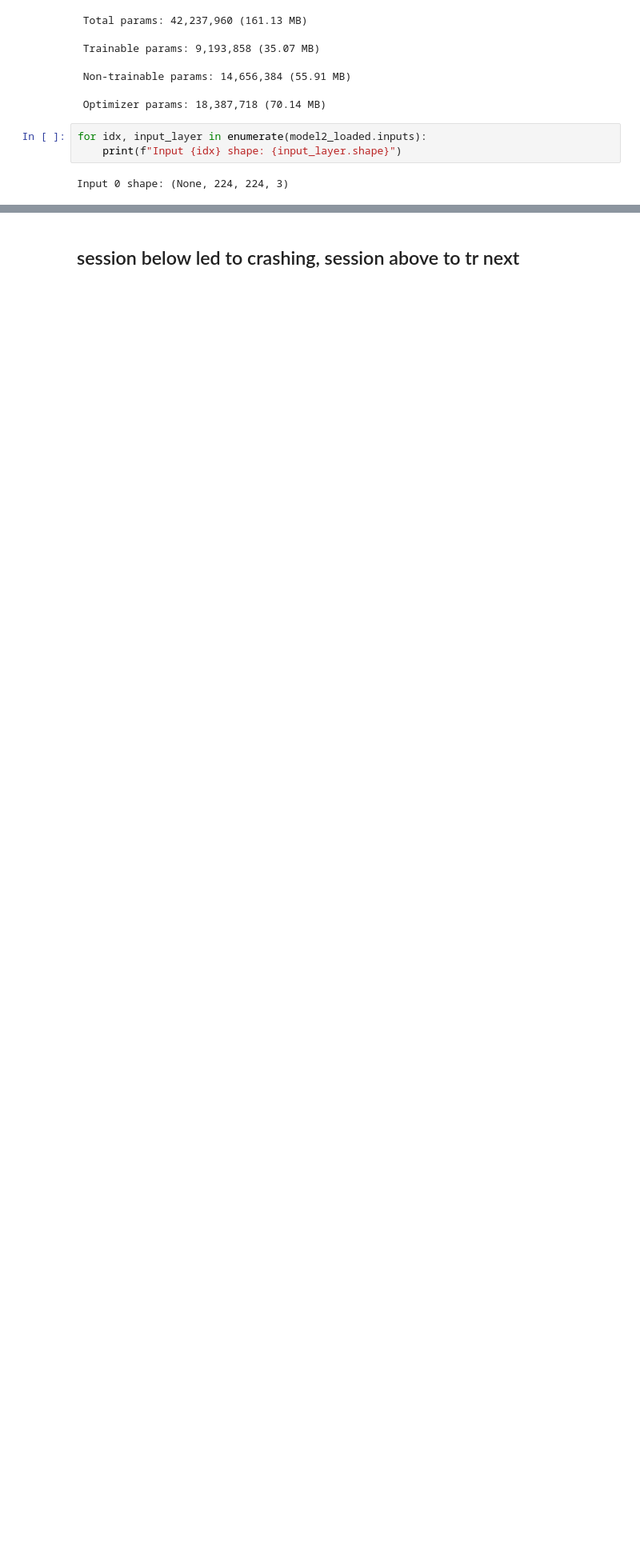
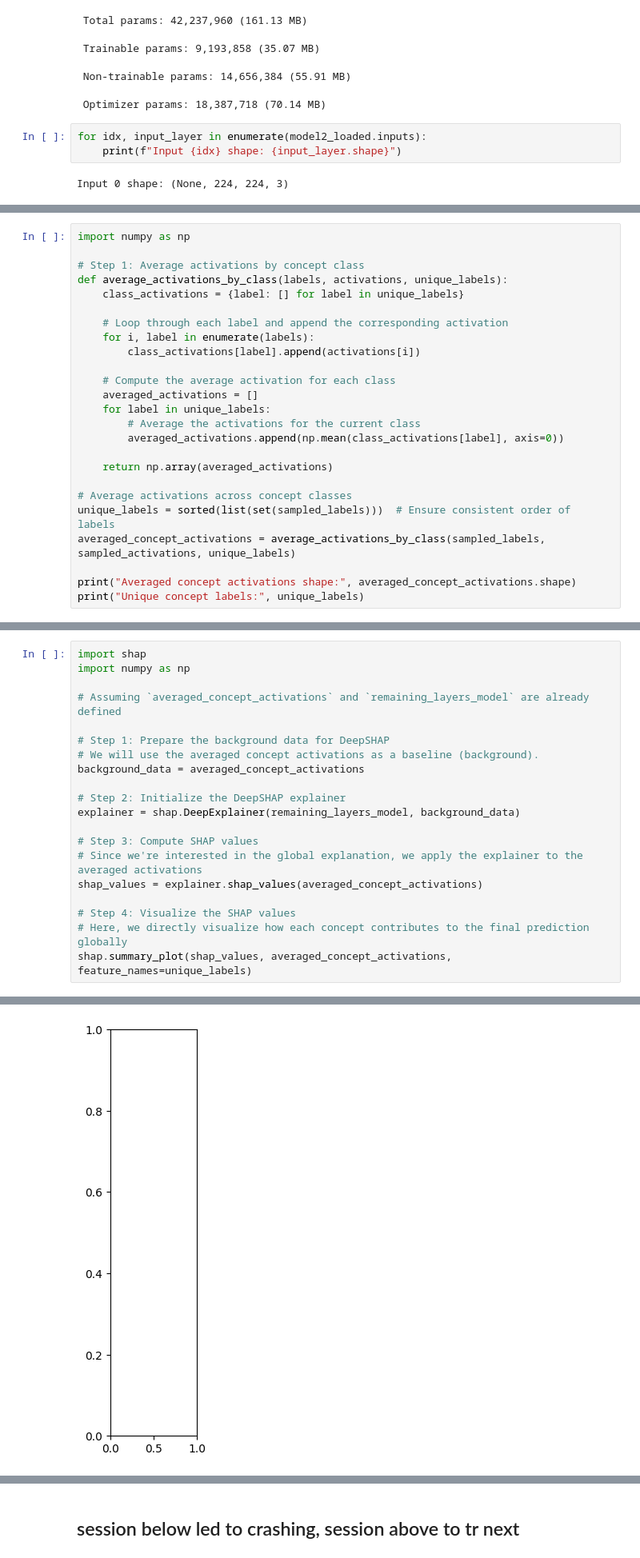
Before and after one commit to Kusakawama/MADS_CNN, a Jupyter notebook: ConceptSHAP.ipynb, the cells around one changed output, grey strips where cells are left out. Shown at 80% size. Saved outputs shown, nothing was run; the diff lists cells and outputs as text; blank space fills up the shorter version.

```diff
--- a/ConceptSHAP.ipynb
+++ b/ConceptSHAP.ipynb
@@ -801,0 +1500,25 @@ shap.summary_plot(shap_values, all_image_activations)
+# %%
+import numpy as np
+
+# Step 1: Average activations by concept class
+def average_activations_by_class(labels, activations, unique_labels):
+    class_activations = {label: [] for label in unique_labels}
+
+    # Loop through each label and append the corresponding activation
+    for i, label in enumerate(labels):
+        class_activations[label].append(activations[i])
+
+    # Compute the average activation for each class
+    averaged_activations = []
+    for label in unique_labels:
+        # Average the activations for the current class
+        averaged_activations.append(np.mean(class_activations[label], axis=0))
+
+    return np.array(averaged_activations)
+
+# Average activations across concept classes
+unique_labels = sorted(list(set(sampled_labels)))  # Ensure consistent order of labels
+averaged_concept_activations = average_activations_by_class(sampled_labels, sampled_activations, unique_labels)
+
+print("Averaged concept activations shape:", averaged_concept_activations.shape)
+print("Unique concept labels:", unique_labels)
@@ -801,0 +1879,21 @@ shap.summary_plot(shap_values, all_image_activations)
+# %%
+import shap
+import numpy as np
+
+# Assuming `averaged_concept_activations` and `remaining_layers_model` are already defined
+
+# Step 1: Prepare the background data for DeepSHAP
+# We will use the averaged concept activations as a baseline (background).
+background_data = averaged_concept_activations
+
+# Step 2: Initialize the DeepSHAP explainer
+explainer = shap.DeepExplainer(remaining_layers_model, background_data)
+
+# Step 3: Compute SHAP values
+# Since we're interested in the global explanation, we apply the explainer to the averaged activations
+shap_values = explainer.shap_values(averaged_concept_activations)
+
+# Step 4: Visualize the SHAP values
+# Here, we directly visualize how each concept contributes to the final prediction globally
+shap.summary_plot(shap_values, averaged_concept_activations, feature_names=unique_labels)
+# %% [output]
@@ -801,0 +1901 @@ shap.summary_plot(shap_values, all_image_activations)
+[figure, added]
```
Also changed, not shown: parts of 73 cells of this notebook.
